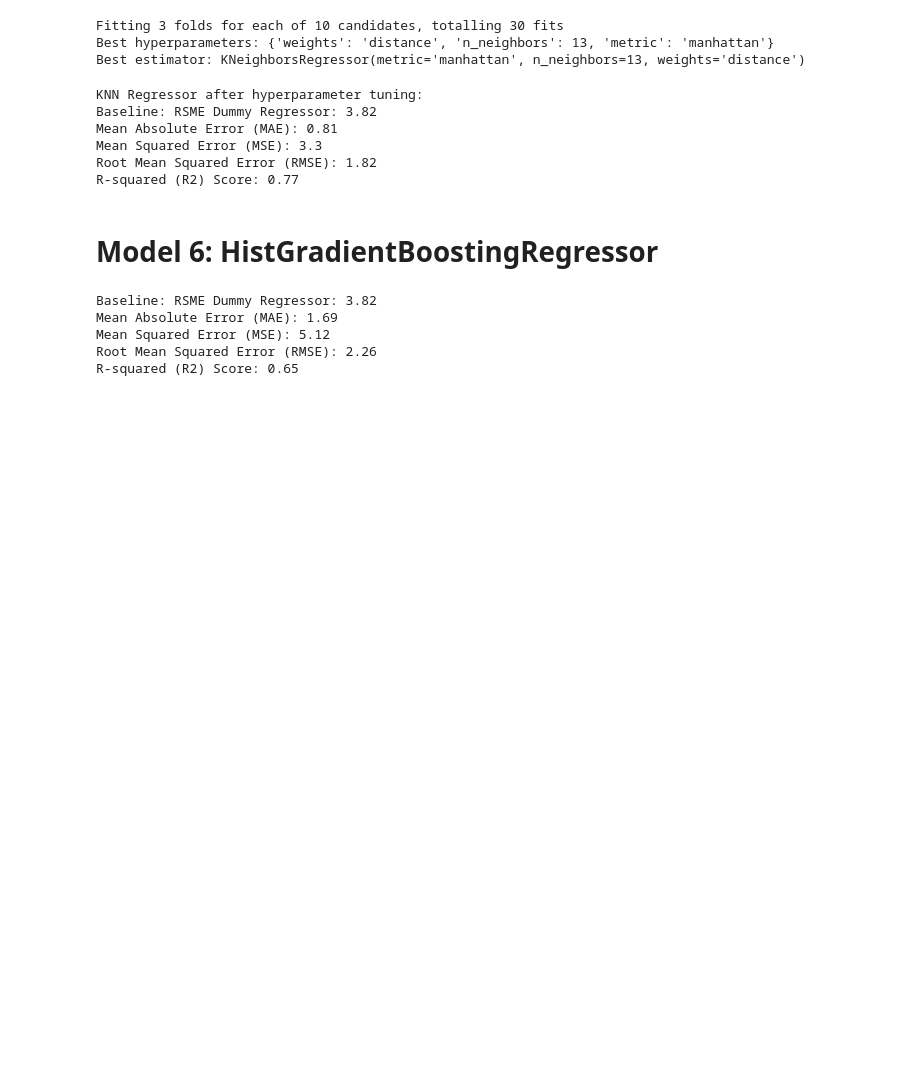
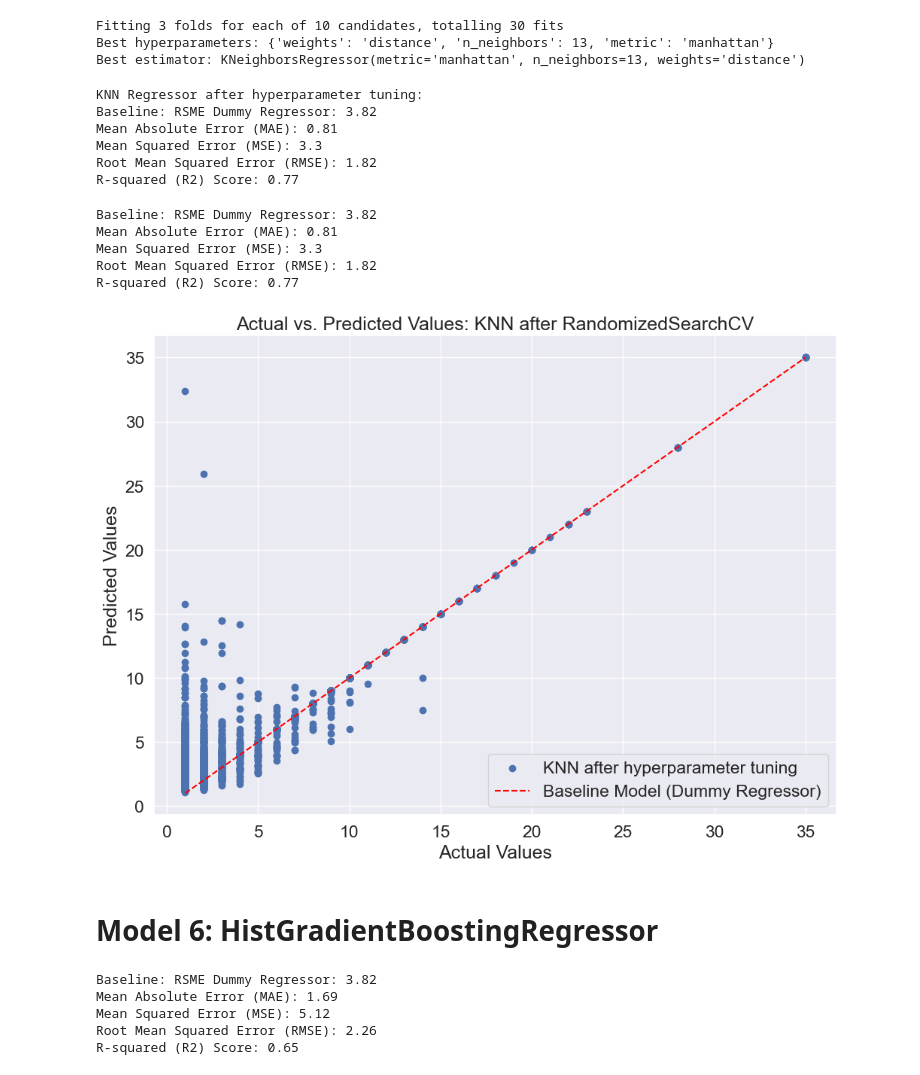
Before and after one commit to eigenaarti2/Ninja-Turtles, a Jupyter notebook: Baseline_new_start_drop_numerical.ipynb, the cells around one changed output. Drawn from its saved outputs; the diff is of its cells as text; code cells hidden in the pictures; blank space fills up the shorter version.

Commit message:
new images

```diff
--- a/Baseline_new_start_drop_numerical.ipynb
+++ b/Baseline_new_start_drop_numerical.ipynb
@@ -937,6 +937,32 @@ Mean Absolute Error (MAE): 0.81
 Mean Squared Error (MSE): 3.3
 Root Mean Squared Error (RMSE): 1.82
 R-squared (R2) Score: 0.77
+# %%
+# Import necessary libraries
+import matplotlib.pyplot as plt
+
+# ...
+
+# Create a scatter plot of actual vs. predicted values
+plt.scatter(y_test, y_pred_test_knn_rs, label='KNN after hyperparameter tuning')
+plt.plot(baseline_line, baseline_line, color='red', linestyle='--', label='Baseline Model (Dummy Regressor)')
+plt.xlabel("Actual Values")
+plt.ylabel("Predicted Values")
+plt.title("Actual vs. Predicted Values: KNN after RandomizedSearchCV")
+
+# Add a subtitle using plt.figtext
+subtitle_text = (print_metrics(y_test, y_pred_test_knn_rs))  # Replace with your subtitle
+plt.figtext(0.5, 0.01, subtitle_text, ha="center", fontsize=12, color="blue")
+
+plt.legend()
+plt.show()
+# %% [output]
+Baseline: RSME Dummy Regressor: 3.82
+Mean Absolute Error (MAE): 0.81
+Mean Squared Error (MSE): 3.3
+Root Mean Squared Error (RMSE): 1.82
+R-squared (R2) Score: 0.77
+[figure, added]
 # %% [markdown]
 # Model 6: HistGradientBoostingRegressor
 # %%
```
Also changed, not shown: parts of 3 cells of this notebook, 3 other files.
